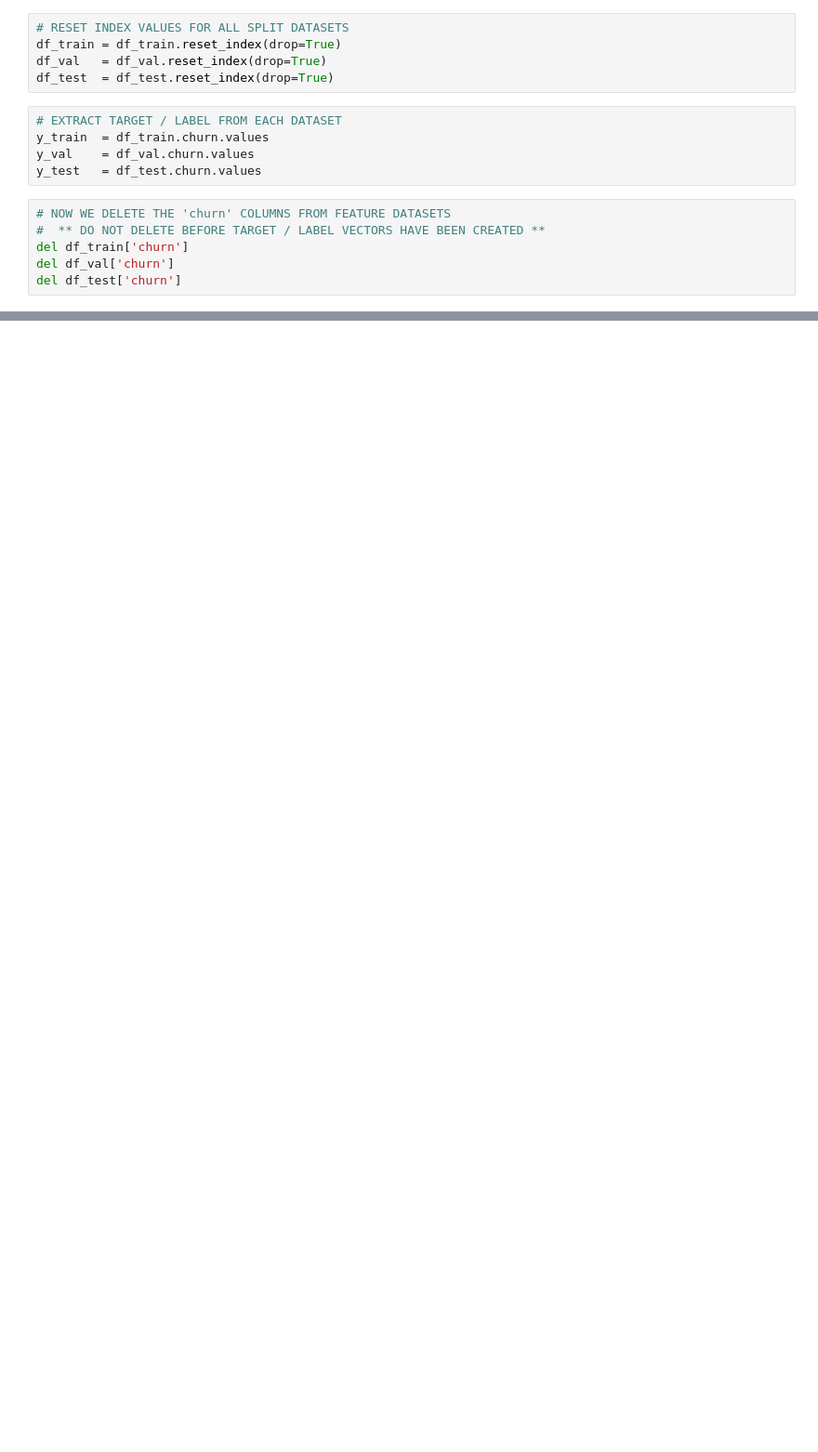
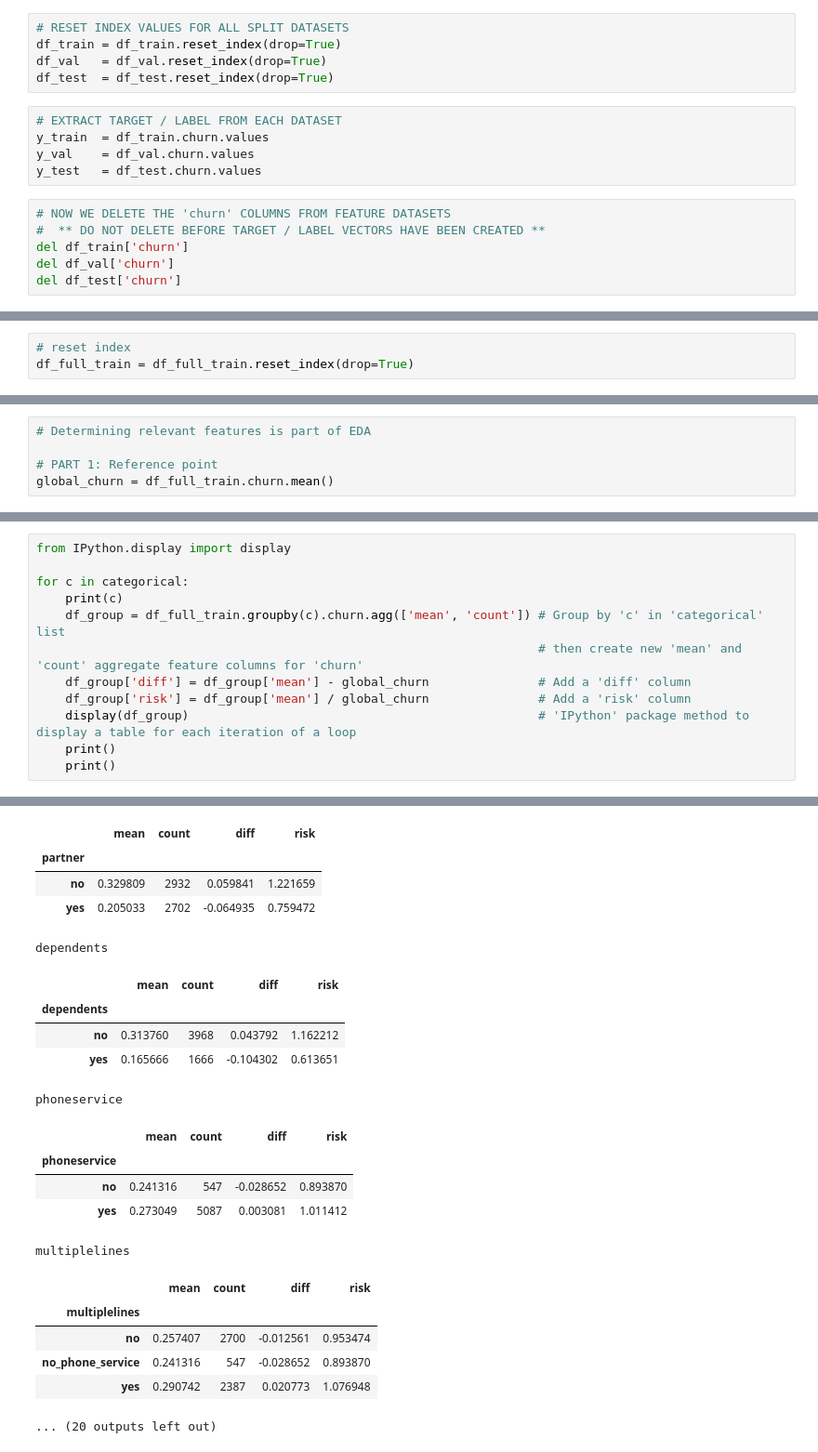
Before and after one commit to CT161/ml-zoomcamp-homework, a Jupyter notebook: 03-classification/wk-03-lesson.ipynb, the cells around one changed output, grey strips where cells are left out. Shown at 93% size. Saved outputs shown, nothing was run; the diff lists cells and outputs as text; blank space fills up the shorter version.

```diff
--- a/03-classification/wk-03-lesson.ipynb
+++ b/03-classification/wk-03-lesson.ipynb
@@ -171,0 +200,3 @@ del df_test['churn']
+# %%
+# reset index
+df_full_train = df_full_train.reset_index(drop=True)
@@ -171,0 +291,5 @@ del df_test['churn']
+# %%
+# Determining relevant features is part of EDA
+
+# PART 1: Reference point
+global_churn = df_full_train.churn.mean()
@@ -171,0 +354,13 @@ del df_test['churn']
+# %%
+from IPython.display import display
+
+for c in categorical:
+    print(c)
+    df_group = df_full_train.groupby(c).churn.agg(['mean', 'count']) # Group by 'c' in 'categorical' list
+                                                                     # then create new 'mean' and 'count' aggregate feature columns for 'churn'
+    df_group['diff'] = df_group['mean'] - global_churn               # Add a 'diff' column
+    df_group['risk'] = df_group['mean'] / global_churn               # Add a 'risk' column
+    display(df_group)                                                # 'IPython' package method to display a table for each iteration of a loop
+    print()
+    print()
+# %% [output]
@@ -171,0 +378,21 @@ del df_test['churn']
+|  | mean | count | diff | risk |
+| partner |  |  |  |  |
+| no | 0.329809 | 2932 | 0.059841 | 1.221659 |
+| yes | 0.205033 | 2702 | -0.064935 | 0.759472 |
+dependents
+|  | mean | count | diff | risk |
+| dependents |  |  |  |  |
+| no | 0.313760 | 3968 | 0.043792 | 1.162212 |
+| yes | 0.165666 | 1666 | -0.104302 | 0.613651 |
+phoneservice
+|  | mean | count | diff | risk |
+| phoneservice |  |  |  |  |
+| no | 0.241316 | 547 | -0.028652 | 0.893870 |
+| yes | 0.273049 | 5087 | 0.003081 | 1.011412 |
+multiplelines
+|  | mean | count | diff | risk |
+| multiplelines |  |  |  |  |
+| no | 0.257407 | 2700 | -0.012561 | 0.953474 |
+| no_phone_service | 0.241316 | 547 | -0.028652 | 0.893870 |
+| yes | 0.290742 | 2387 | 0.020773 | 1.076948 |
+... (20 outputs left out)
```
Also changed, not shown: parts of 50 cells of this notebook.
